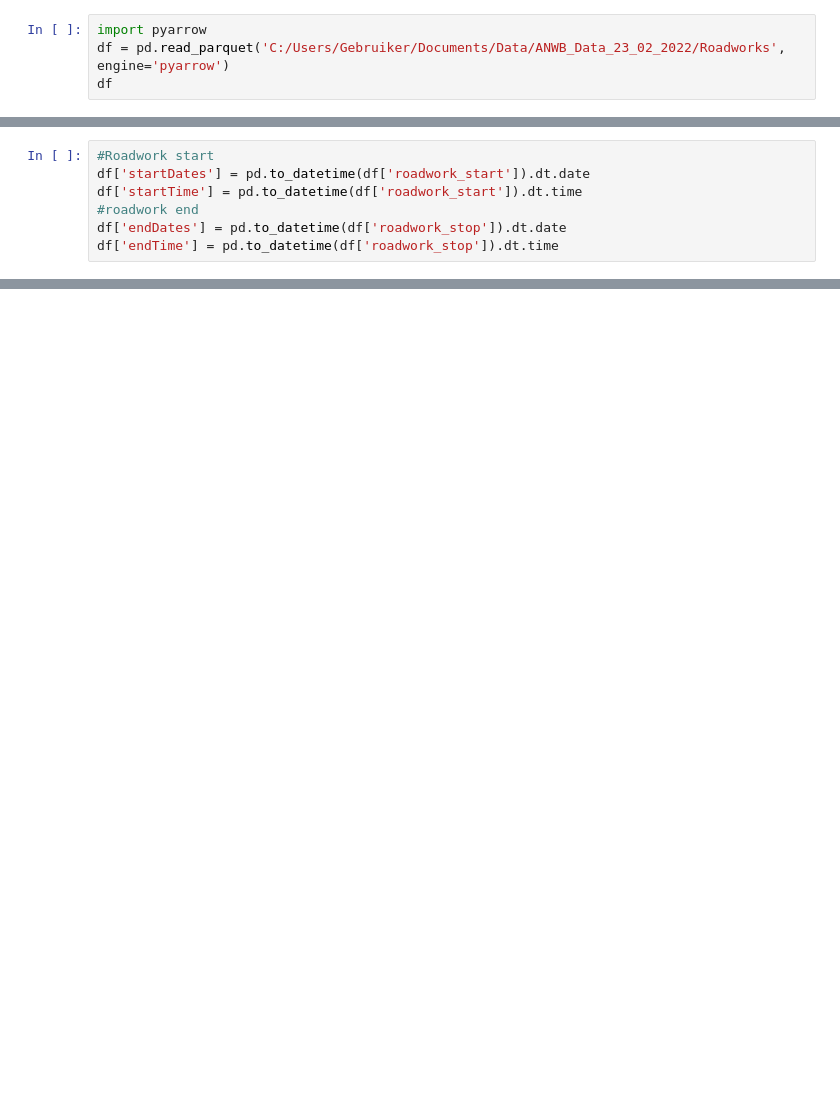
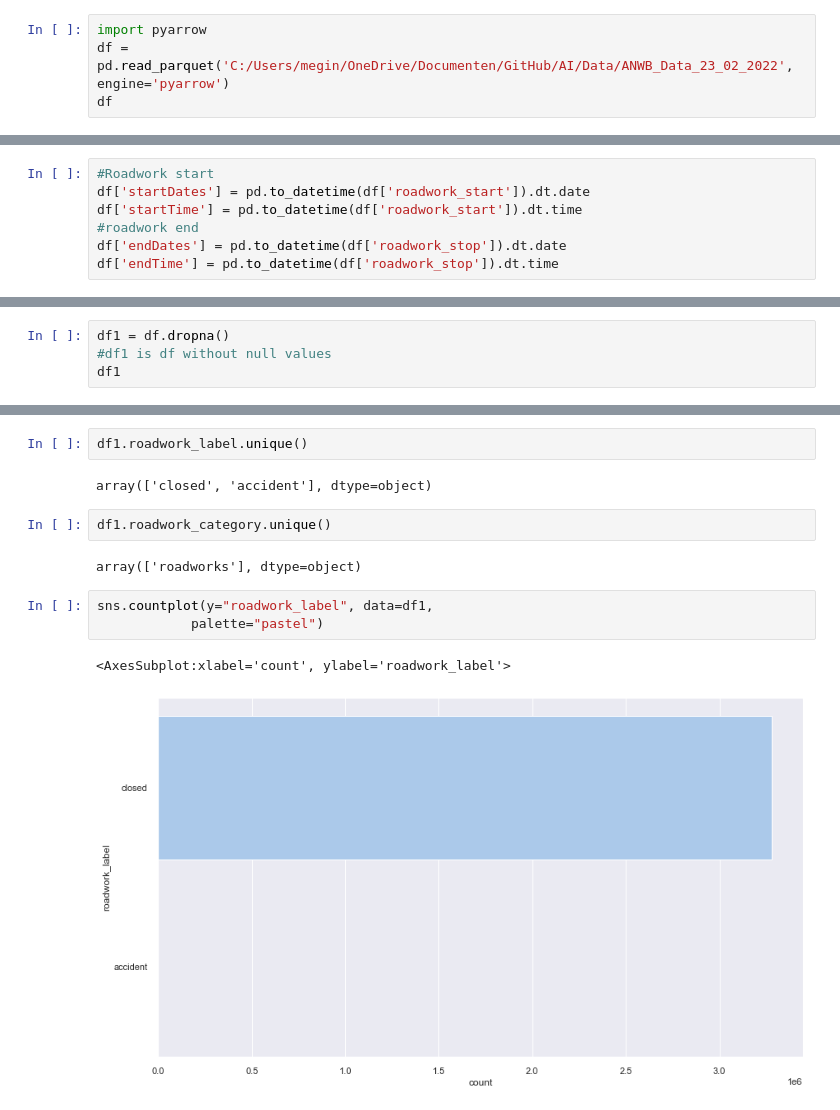
Before and after one commit to AviMegin/AI, a Jupyter notebook: Python/Parquet- project - explore ROADWORKS.ipynb, the cells around one changed output, grey strips where cells are left out. Saved outputs shown, nothing was run; the diff lists cells and outputs as text; blank space fills up the shorter version.

```diff
--- a/Python/Parquet- project - explore ROADWORKS.ipynb
+++ b/Python/Parquet- project - explore ROADWORKS.ipynb
@@ -11,6 +11,6 @@ import seaborn as sns
 plt.style.use('seaborn')
 # %%
 import pyarrow
-df = pd.read_parquet('C:/Users/Gebruiker/Documents/Data/ANWB_Data_23_02_2022/Roadworks', engine='pyarrow')
+df = pd.read_parquet('C:/Users/megin/OneDrive/Documenten/GitHub/AI/Data/ANWB_Data_23_02_2022', engine='pyarrow')
 df
 # %% [output]
@@ -35,0 +94,4 @@ df
+# %%
+df1 = df.dropna()
+#df1 is df without null values
+df1
@@ -36,3 +112,17 @@ df
+# %%
+df1.roadwork_label.unique()
+# %% [output]
+array(['closed', 'accident'], dtype=object)
+# %%
+df1.roadwork_category.unique()
+# %% [output]
+array(['roadworks'], dtype=object)
+# %%
+sns.countplot(y="roadwork_label", data=df1,
+            palette="pastel")
+# %% [output]
+<AxesSubplot:xlabel='count', ylabel='roadwork_label'>
+[figure, added]
 # %%
 sns.set_style('darkgrid')
 sns.set(rc={'figure.figsize':(14,8)})
```
Also changed, not shown: parts of 13 cells of this notebook.
